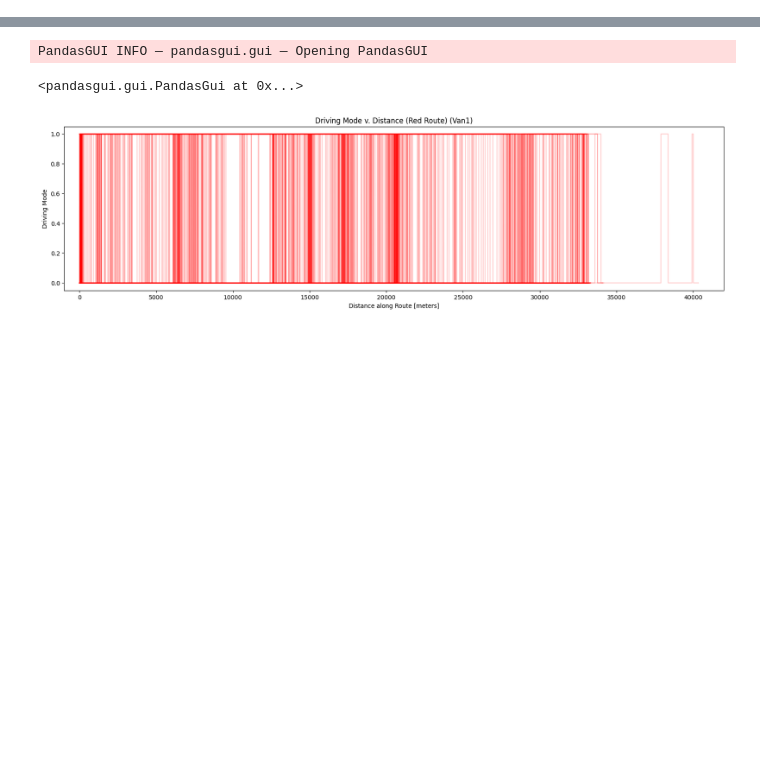
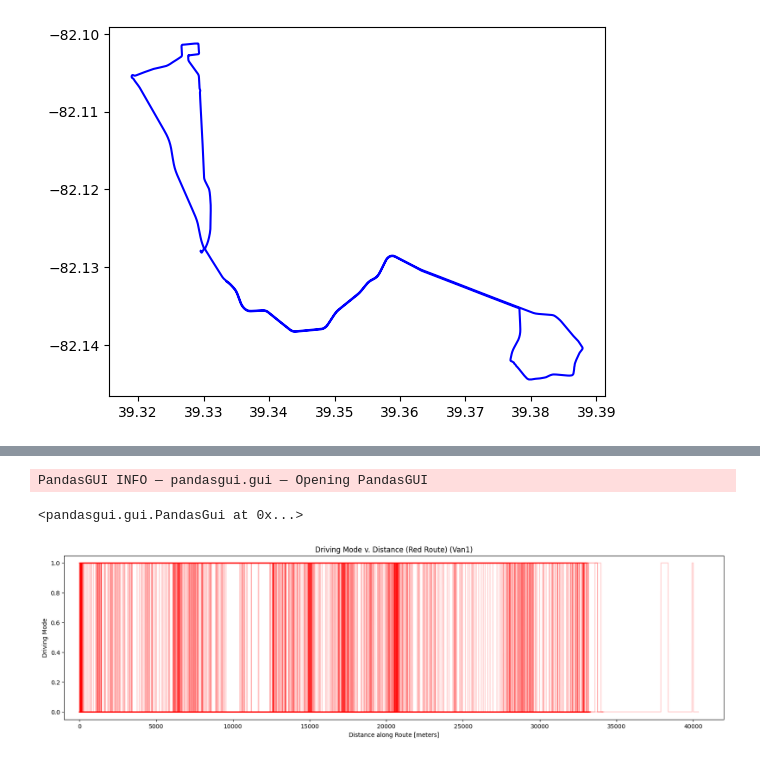
Before and after one commit to vHepp/TDMprivate, a Jupyter notebook: code/Unfinished Code/DrivingMode_v_Time_Plots (F)(UD).ipynb, the cells around one changed output, grey strips where cells are left out. Saved outputs shown, nothing was run; the diff lists cells and outputs as text; code cells hidden in the pictures; blank space fills up the shorter version.

```diff
--- a/code/Unfinished Code/DrivingMode_v_Time_Plots (F)(UD).ipynb
+++ b/code/Unfinished Code/DrivingMode_v_Time_Plots (F)(UD).ipynb
@@ -37,0 +191,10 @@ metadata_df = pd.read_csv( f'{ origin_dir() }/metadata/metadata.csv' )
+# %%
+latitude_array = np.array( blue_route_combined_df_list[ 0 ][ 'latitude' ] )
+
+longitude_array = np.array( blue_route_combined_df_list[ 0 ][ 'longitude' ] )
+
+plt.plot( latitude_array, longitude_array, color = 'blue', ls = '-' )
+
+plt.show()
+# %% [output]
+[figure, added]
```
Also changed, not shown: parts of 7 cells of this notebook, 6 other files.
